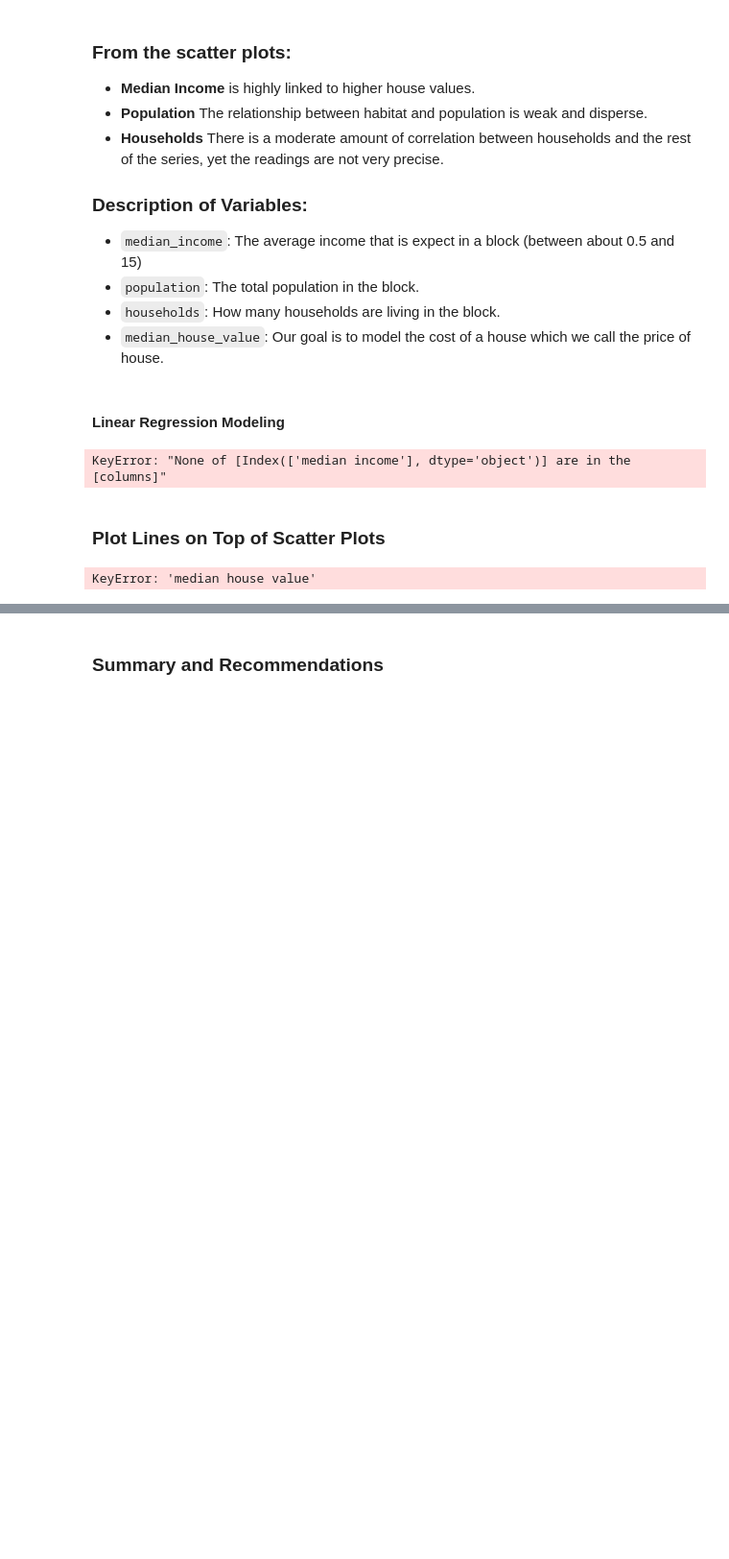
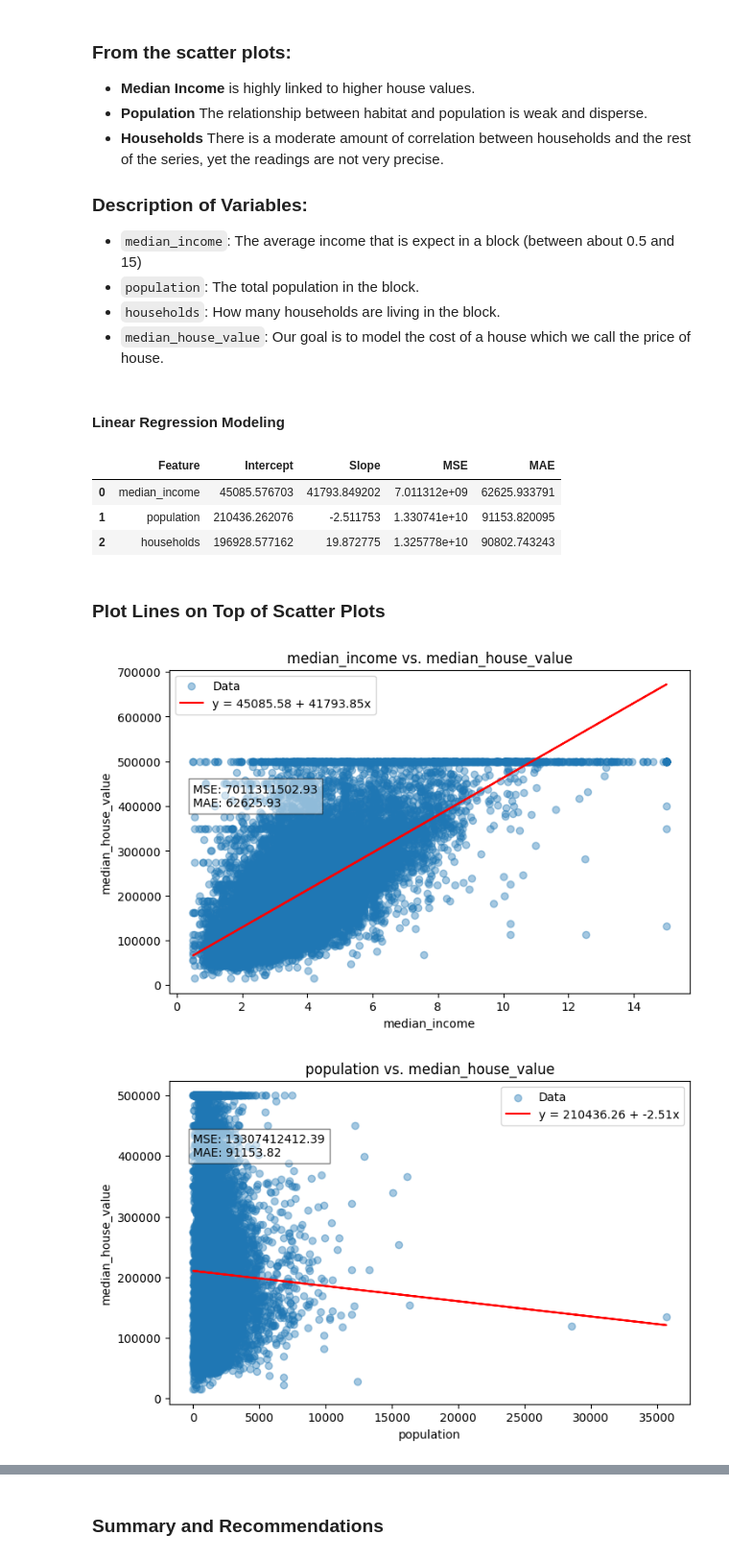
Before and after one commit to nikitha2002-bot/Practical-Lab-1--Kumari-Nikitha-Singh---9053016, a Jupyter notebook: Pricingdataset.ipynb, the cells around one changed output, grey strips where cells are left out. Shown: that part at 96% size. Saved outputs shown, nothing was run; the diff lists cells and outputs as text; code cells hidden in the pictures; blank space fills up the shorter version.

```diff
--- a/Pricingdataset.ipynb
+++ b/Pricingdataset.ipynb
@@ -79,35 +83,39 @@ def run_regression(X, y):
     mae = mean_absolute_error(y, preds)
     return model.intercept_, model.coef_[0], mse, mae, preds
 
-features = ['median income', 'population', 'households']
+features = ['median_income', 'population', 'households']
 results = []
 
 for feature in features:
     X = df[[feature]]
-    y = df['median house value']
+    y = df['median_house_value']
     intercept, slope, mse, mae, preds = run_regression(X, y)
     results.append((feature, intercept, slope, mse, mae))
 
 results_df = pd.DataFrame(results, columns=['Feature', 'Intercept', 'Slope', 'MSE', 'MAE'])
 results_df
 # %% [output]
-KeyError: "None of [Index(['median income'], dtype='object')] are in the [columns]"
+|  | Feature | Intercept | Slope | MSE | MAE |
+| 0 | median_income | 45085.576703 | 41793.849202 | 7.011312e+09 | 62625.933791 |
+| 1 | population | 210436.262076 | -2.511753 | 1.330741e+10 | 91153.820095 |
+| 2 | households | 196928.577162 | 19.872775 | 1.325778e+10 | 90802.743243 |
 # %% [markdown]
 ### Plot Lines on Top of Scatter Plots
 # %%
 def plot_with_regression(x, y, intercept, slope, title, mse, mae):
     plt.figure(figsize=(8,5))
     plt.scatter(x, y, alpha=0.4, label="Data")
     plt.plot(x, intercept + slope * x, color="red", label=f"y = {intercept:.2f} + {slope:.2f}x")
     plt.title(title)
     plt.xlabel(x.name)
-    plt.ylabel("median house value")
+    plt.ylabel("median_house_value")
     plt.text(x.min(), y.max()*0.8, f"MSE: {mse:.2f}\nMAE: {mae:.2f}", fontsize=10, bbox=dict(facecolor='white', alpha=0.5))
     plt.legend()
     plt.show()
 
 for feature, intercept, slope, mse, mae in results:
-    plot_with_regression(df[feature], df["median house value"], intercept, slope,
-                         f"{feature} vs. median house value", mse, mae)
+    plot_with_regression(df[feature], df["median_house_value"], intercept, slope,
+                         f"{feature} vs. median_house_value", mse, mae)
 # %% [output]
-KeyError: 'median house value'
+[figure, added]
+[figure, added]
```
Also changed, not shown: parts of 5 cells of this notebook.
